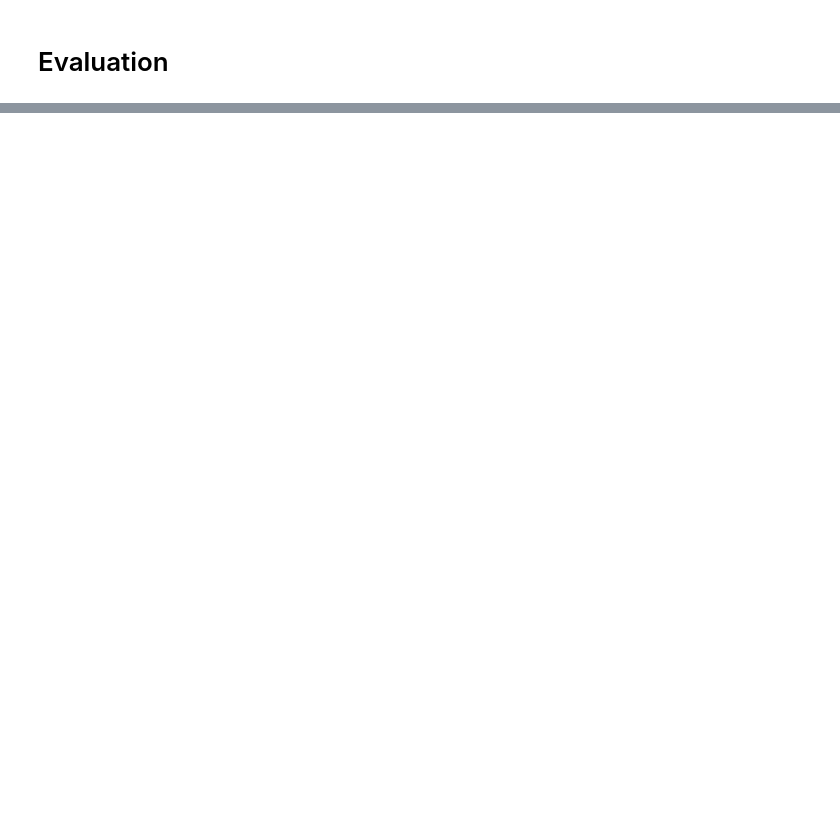
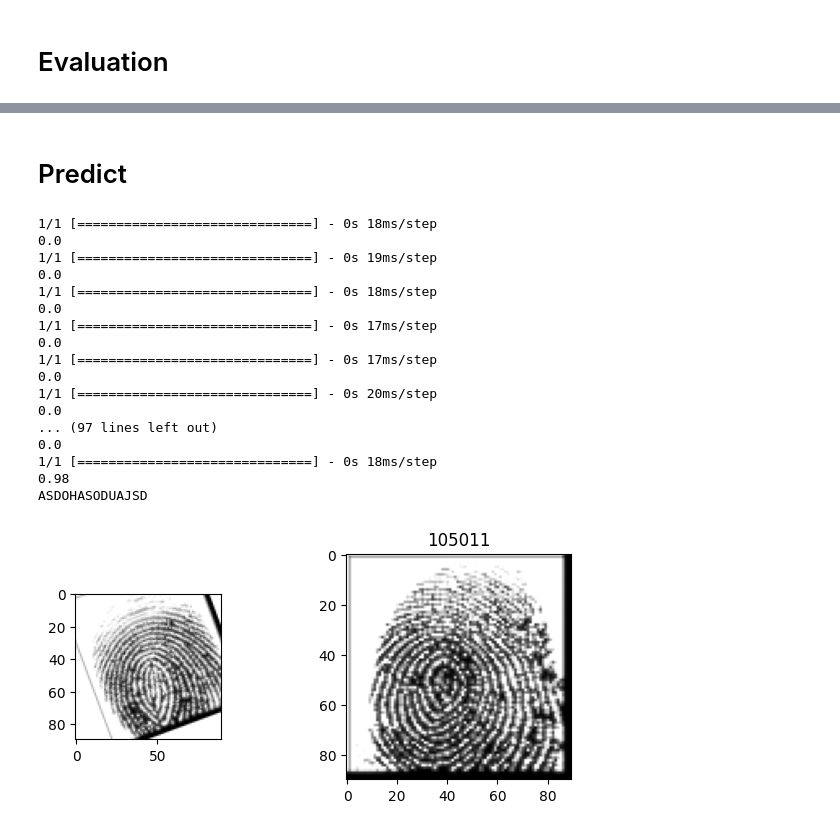
Before and after one commit to khoakomlem/fingerprint-recognition, a Jupyter notebook: src/train.ipynb, the cells around one changed output, grey strips where cells are left out. Saved outputs shown, nothing was run; the diff lists cells and outputs as text; code cells hidden in the pictures; blank space fills up the shorter version.

```diff
--- a/src/train.ipynb
+++ b/src/train.ipynb
@@ -338,0 +278,59 @@ plt.imshow(ux.squeeze(), cmap='gray')
+# %% [markdown]
+# Predict
+# %%
+# import the Gabor function from gen_dataset_enhanced.py
+from gen_dataset_enhanced import Gabor
+
+img = cv2.imread(os.path.join(PROJECT_DIR, './dataset-raw/Real/1__M_Left_index_finger.BMP'), cv2.IMREAD_GRAYSCALE)
+img = Gabor(img)
+
+seq = iaa.Sequential([
+    iaa.GaussianBlur(sigma=(0, 0.5)),
+    iaa.Affine(
+        scale={"x": (0.9, 1.1), "y": (0.9, 1.1)},
+        translate_percent={"x": (-0.1, 0.1), "y": (-0.1, 0.1)},
+        rotate=(-30, 30),
+        order=[0, 1],
+        cval=255
+    )
+], random_order=True)
+
+img = seq.augment_image(img).reshape((1, 90, 90, 1)).astype(np.float32) / 255.
+
+plt.subplot(1, 3, 1)
+plt.imshow(img.squeeze(), cmap='gray')
+count = 0
+
+# Tìm kiếm kết quả phù hợp trong các ảnh đã đăng kí trước
+for i in range(1000):
+    tmp_img = imgs_dict["Real"][i].reshape((1, 90, 90, 1)).astype(np.float32) / 255.
+    tmp_label = get_match_key(labels_dict["Real"][i])
+    pred = model.predict([img, tmp_img])
+    score = round(np.max(pred), 2)
+    print(score)
+
+    if (score >= 0.9):
+        count += 1
+        plt.subplot(1, 2,2)
+        plt.title(tmp_label)
+        plt.imshow(imgs_dict["Real"][i].squeeze(), cmap='gray')
+        break
+# %% [output]
+1/1 [==============================] - 0s 18ms/step
+0.0
+1/1 [==============================] - 0s 19ms/step
+0.0
+1/1 [==============================] - 0s 18ms/step
+0.0
+1/1 [==============================] - 0s 17ms/step
+0.0
+1/1 [==============================] - 0s 17ms/step
+0.0
+1/1 [==============================] - 0s 20ms/step
+0.0
+... (97 lines left out)
+0.0
+1/1 [==============================] - 0s 18ms/step
+0.98
+ASDOHASODUAJSD
+[figure, added]
```
Also changed, not shown: parts of 10 cells of this notebook, 4 other files.
